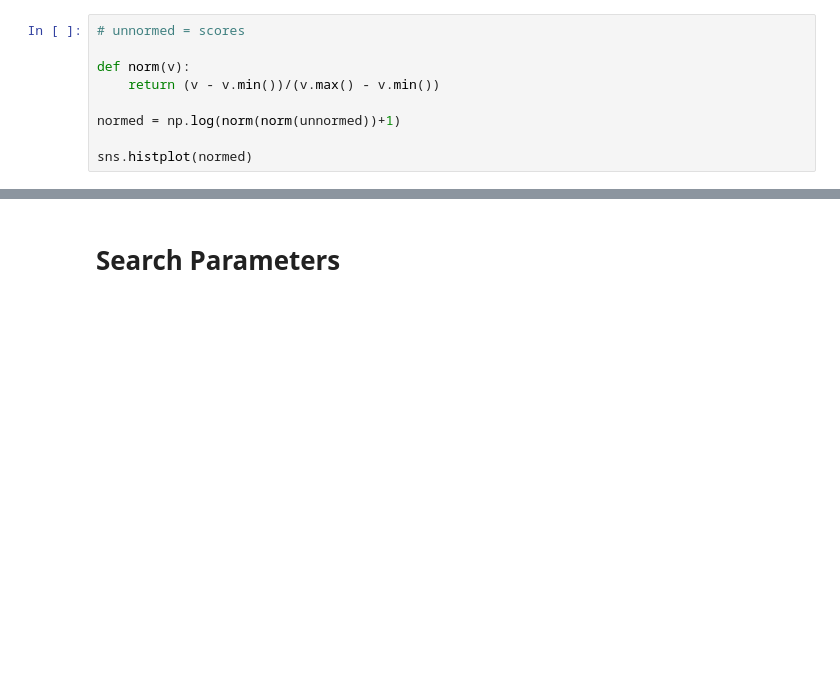
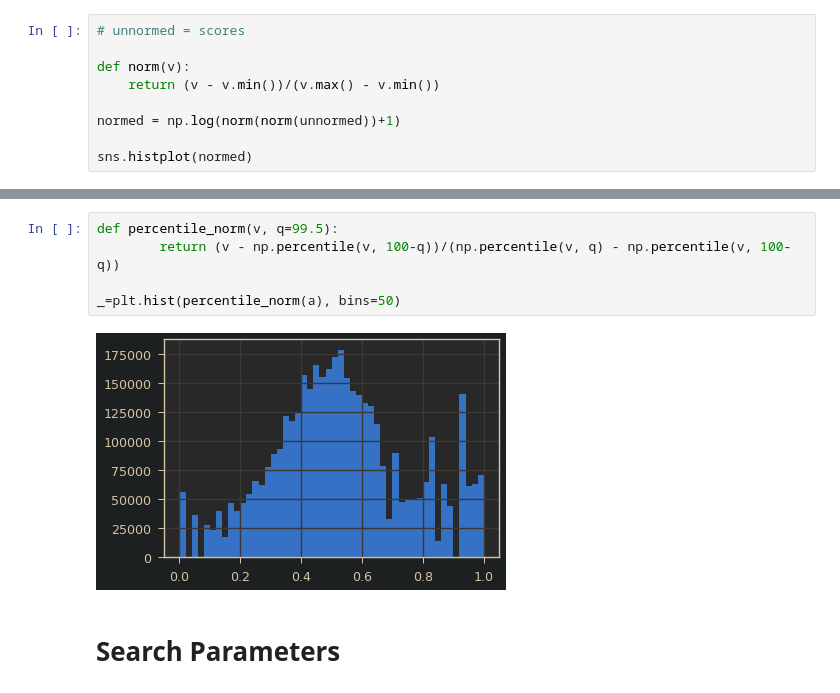
Before and after one commit to valevo/SABIO, a Jupyter notebook: backend/v0_4/dev.ipynb, the cells around one changed output, grey strips where cells are left out. Saved outputs shown, nothing was run; the diff lists cells and outputs as text; blank space fills up the shorter version.

```diff
--- a/backend/v0_4/dev.ipynb
+++ b/backend/v0_4/dev.ipynb
@@ -293,3 +285,10 @@ sns.histplot(normed)
+# %%
+def percentile_norm(v, q=99.5):
+        return (v - np.percentile(v, 100-q))/(np.percentile(v, q) - np.percentile(v, 100-q))
+
+_=plt.hist(percentile_norm(a), bins=50)
+# %% [output]
+[figure, added]
 # %% [markdown]
 # Search Parameters
 # %%
```
Also changed, not shown: parts of 34 cells of this notebook, 2 other files.
